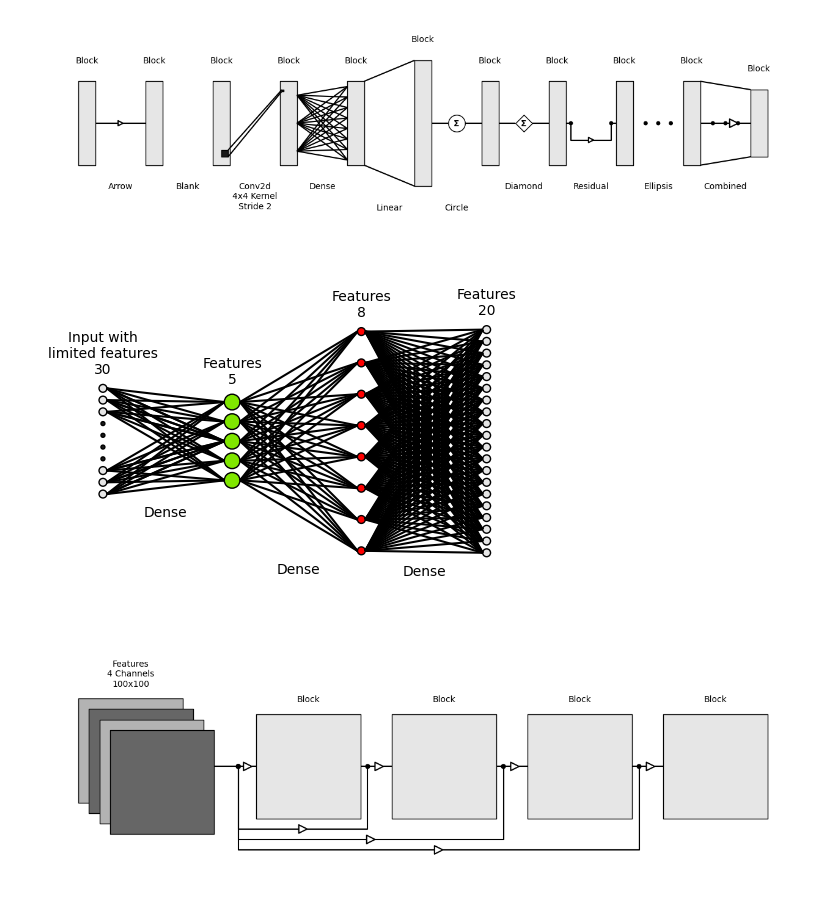
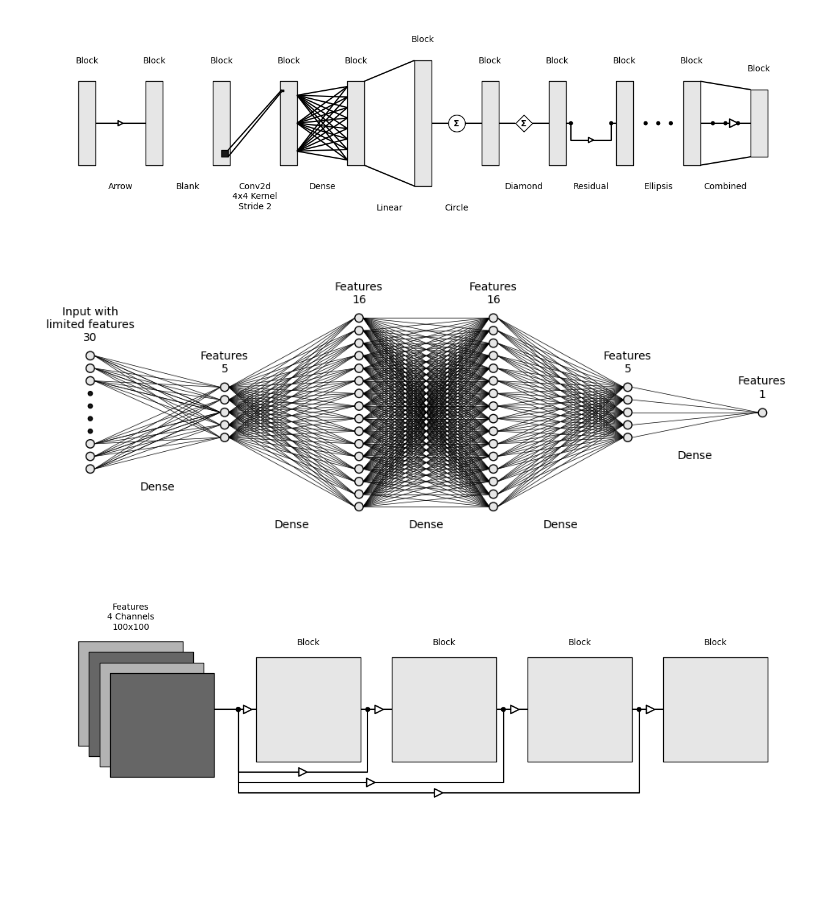
Before and after one commit to nhansendev/PyDrawNet, a Jupyter notebook: examples/examples.ipynb, the cells around one changed output. Cells and saved outputs as stored; diff of their text form; code cells hidden in the pictures; blank space fills up the shorter version.

Commit message:
Added figure size to renderer, updated example notebook

```diff
--- a/examples/examples.ipynb
+++ b/examples/examples.ipynb
@@ -127,30 +125,39 @@ SR.render(20)
 # %%
 """ Demonstrating a generic Dense/Linear network with some of the available parameter variations """
 
 SR = SeqRenderer()
 SR.add_layer(
     layers.Layer1D(
         30,
         1,
         "Input with\nlimited features",
         shape_spacing=0.5,
         limited=10,
         limited_radius=0.25,
         end_features=3,
     )
 )
-SR.add_operation(operations.DenseOp(10, 5, "Dense", limited_ends=3))
+SR.add_operation(operations.DenseOp(10, 5, "Dense", limited_ends=3, line_kwargs={"linewidths": 0.5}))
 SR.add_layer(
-    layers.Layer1D(5, 2, "Features", shape_spacing=0.5, fill_color=(0.5, 0.9, 0))
+    layers.Layer1D(5, 1, "Features", shape_spacing=0.5)
 )
-SR.add_operation(operations.DenseOp(5, 8, "Dense"))
-SR.add_layer(layers.Layer1D(8, 1, "Features", shape_spacing=3, fill_color=(1, 0, 0)))
-SR.add_operation(operations.DenseOp(8, 20, "Dense"))
-SR.add_layer(layers.Layer1D(20, 1, "Features", shape_spacing=0.5))
+SR.add_operation(operations.DenseOp(5, 16, "Dense", line_kwargs={"linewidths": 0.5}))
+SR.add_layer(layers.Layer1D(16, 1, "Features", shape_spacing=0.5))
+SR.add_operation(operations.DenseOp(16, 16, "Dense", line_kwargs={"linewidths": 0.5}))
+SR.add_layer(layers.Layer1D(16, 1, "Features", shape_spacing=0.5))
+SR.add_operation(operations.DenseOp(16, 5, "Dense", line_kwargs={"linewidths": 0.5}))
+SR.add_layer(
+    layers.Layer1D(5, 1, "Features", shape_spacing=0.5)
+)
+SR.add_operation(operations.DenseOp(5, 1, "Dense", line_kwargs={"linewidths": 0.5}))
+SR.add_layer(
+    layers.Layer1D(1, 1, "Features", shape_spacing=0.5)
+)
 
+SR.make_figure((12, 6))
 SR.render(10, text_y_offset=1)
 # %% [output]
-[figure, old version]
+[figure, new version]
 # %%
 """ Demonstrating residual operations using the Freeform Renderer """
 
```
Also changed, not shown: parts of 4 cells of this notebook, 3 other files.
